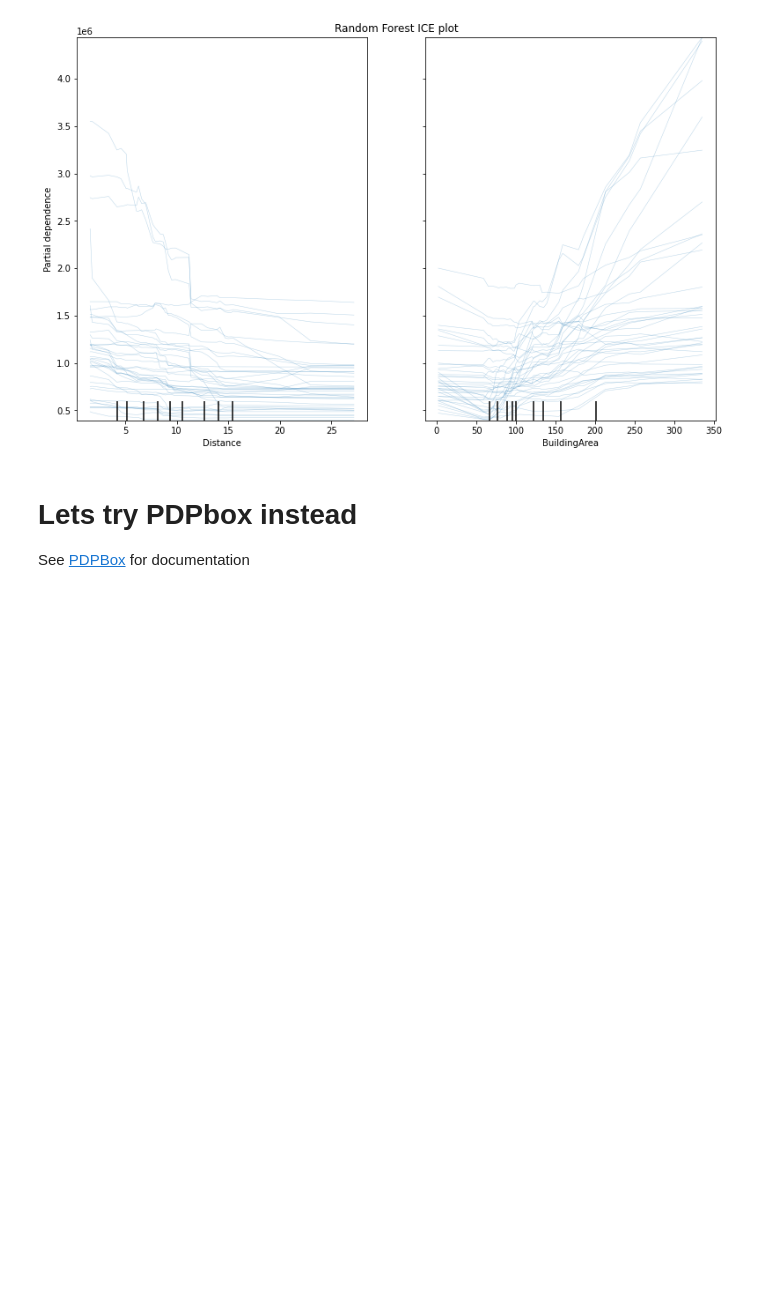
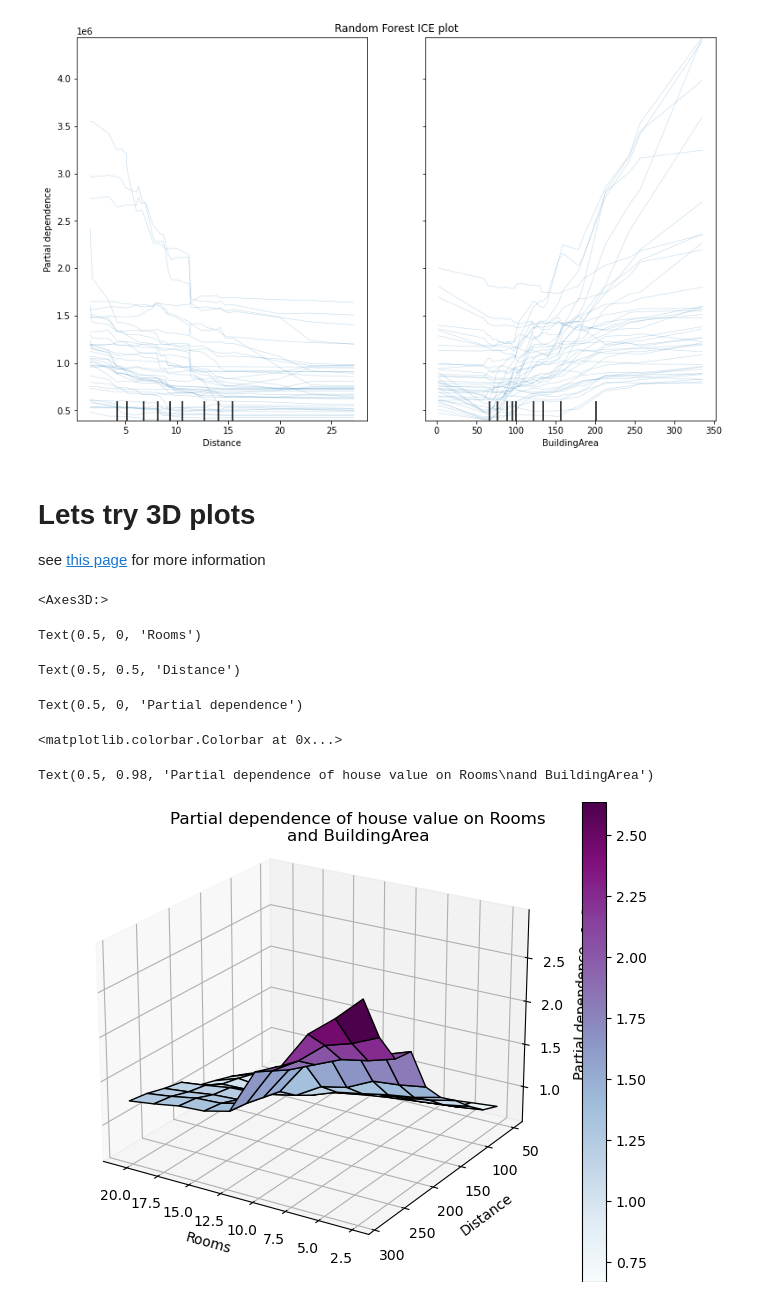
Before and after one commit to CNUClasses/DATA301_CODE, a Jupyter notebook: week_10/10_3_PDP_plots_ICE.ipynb, the cells around one changed output. Drawn from its saved outputs; the diff is of its cells as text; code cells hidden in the pictures; blank space fills up the shorter version.

```diff
--- a/week_10/10_3_PDP_plots_ICE.ipynb
+++ b/week_10/10_3_PDP_plots_ICE.ipynb
@@ -110,5 +111,6 @@ PartialDependenceDisplay.from_estimator(model, Xs, features=[1,7],kind='individu
 <sklearn.inspection._plot.partial_dependence.PartialDependenceDisplay at 0x...>
 [figure]
 # %% [markdown]
-# Lets try PDPbox instead
-See <a href="https://pdpbox.readthedocs.io/en/latest/papers.html">PDPBox</a> for documentation
+# Lets try 3D plots
+see <a href="https://scikit-learn.org/stable/auto_examples/inspection/plot_partial_dependence.html#sphx-glr-auto-examples-inspection-plot-partial-dependence-py">this page</a> for more information
+<!--possibly not maintained PDP package See <a href="https://pdpbox.readthedocs.io/en/latest/papers.html">PDPBox</a> for documentation-->
@@ -117 +117,38 @@ See <a href="https://pdpbox.readthedocs.io/en/latest/papers.html">PDPBox</a> for
+# %%
+from mpl_toolkits.mplot3d.art3d import Poly3DCollection, Line3DCollection
+%matplotlib ipympl
+from mpl_toolkits.mplot3d import Axes3D
+
+fig = plt.figure()
+
+# features = ("AveOccup", "HouseAge")
+pdp = partial_dependence(
+    model, X, features=[1,7], kind="average", grid_resolution=10
+)
+XX, YY = np.meshgrid(pdp["values"][0], pdp["values"][1])
+Z = pdp.average[0].T
+ax = Axes3D(fig)
+fig.add_axes(ax)
+
+surf = ax.plot_surface(XX, YY, Z, rstride=1, cstride=1, cmap=plt.cm.BuPu, edgecolor="k")
+ax.set_xlabel(cols_to_use[0])
+ax.set_ylabel(cols_to_use[1])
+ax.set_zlabel("Partial dependence")
+# pretty init view
+ax.view_init(elev=22, azim=122)
+plt.colorbar(surf)
+plt.suptitle(
+    "Partial dependence of house value on " + cols_to_use[0] +"\n"
+    "and " + cols_to_use[7]
+)
+plt.subplots_adjust(top=0.9)
+plt.show()
+# %% [output]
+<Axes3D:>
+Text(0.5, 0, 'Rooms')
+Text(0.5, 0.5, 'Distance')
+Text(0.5, 0, 'Partial dependence')
+<matplotlib.colorbar.Colorbar at 0x...>
+Text(0.5, 0.98, 'Partial dependence of house value on Rooms\nand BuildingArea')
+[figure, added]
 # %%
```
Also changed, not shown: parts of 5 cells of this notebook.
